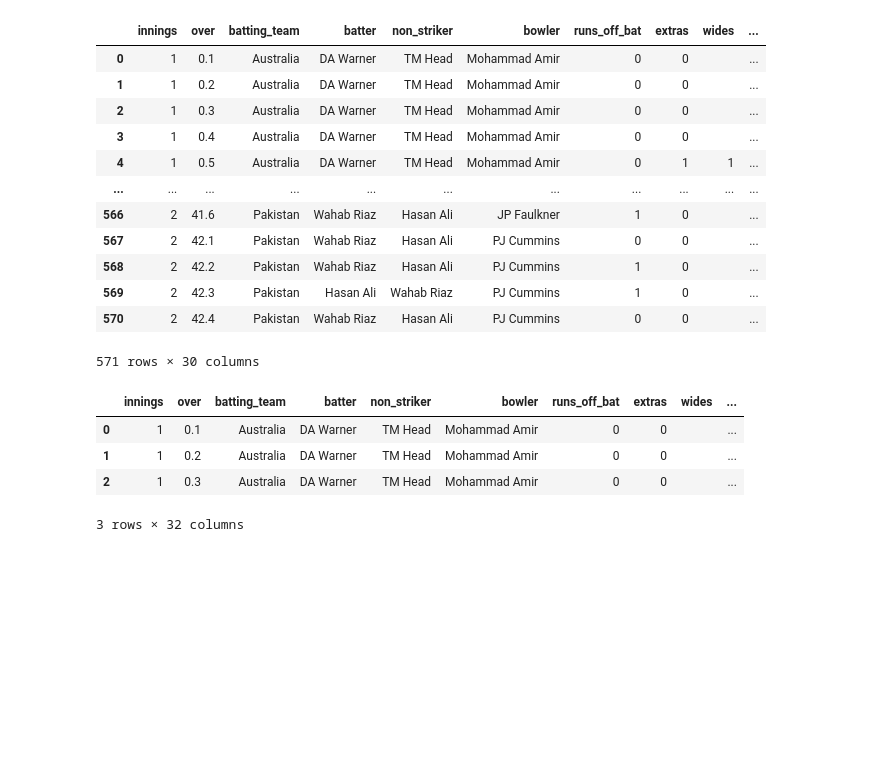
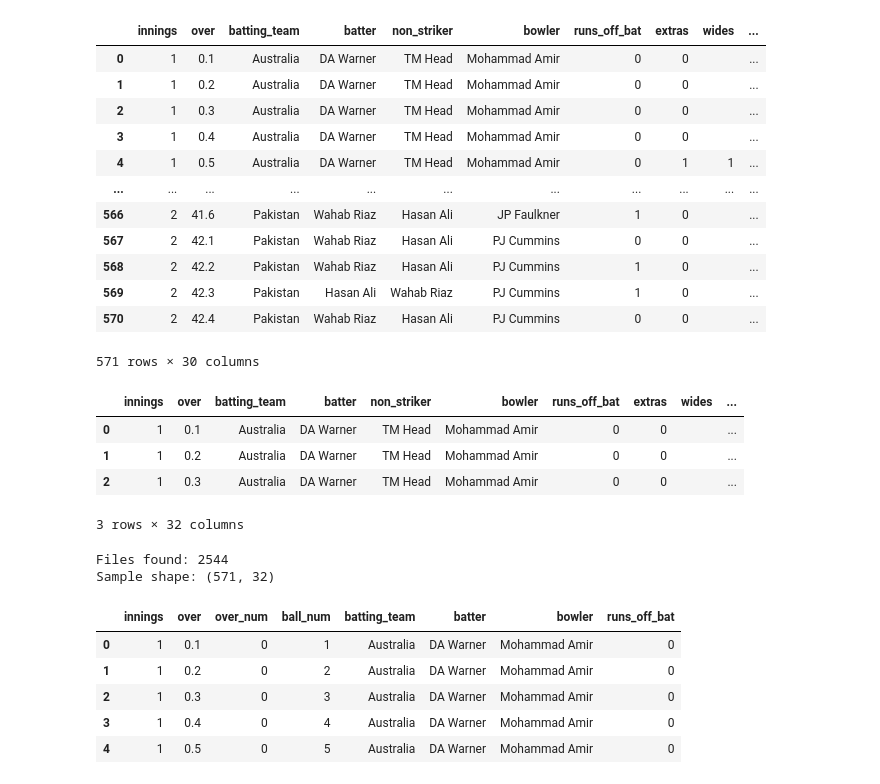
Before and after one commit to Durgeshkadiyapu/CricMetric-AI, a Jupyter notebook: notebooks/01_data_loading.ipynb, the cells around one changed output. Saved outputs shown, nothing was run; the diff lists cells and outputs as text; code cells hidden in the pictures; blank space fills up the shorter version.

Commit message:
complete data loading pipeline - 2544 ODI matches, 1.3M balls

```diff
--- a/notebooks/01_data_loading.ipynb
+++ b/notebooks/01_data_loading.ipynb
@@ -1,7 +0,0 @@
-# %%
-# Read raw text to see what the file actually looks like
-with open(files[0], 'r') as f:
-    for i, line in enumerate(f):
-        print(f"Line {i}: {line.strip()}")
-        if i > 10:
-            break
@@ -20,0 +1,9 @@ Line 11: info,match_type_number,3817
+# %%
+import pandas as pd
+import os
+import glob
+
+RAW_PATH = r"D:\CricMetric-AI\data\raw\odis"
+
+files = glob.glob(os.path.join(RAW_PATH, "*.csv"))
+print(f"Total match files found: {len(files)}")
@@ -253,3 +243,18 @@ sample_df.head(3)
 | 1 | 1 | 0.2 | Australia | DA Warner | TM Head | Mohammad Amir | 0 | 0 |  | ... |
 | 2 | 1 | 0.3 | Australia | DA Warner | TM Head | Mohammad Amir | 0 | 0 |  | ... |
 3 rows × 32 columns
+# %%
+print(f"Files found: {len(files)}")
+print(f"Sample shape: {sample_df.shape}")
+# %% [output]
+Files found: 2544
+Sample shape: (571, 32)
+# %%
+sample_df[['innings','over','over_num','ball_num','batting_team','batter','bowler','runs_off_bat']].head(5)
+# %% [output]
+|  | innings | over | over_num | ball_num | batting_team | batter | bowler | runs_off_bat |
+| 0 | 1 | 0.1 | 0 | 1 | Australia | DA Warner | Mohammad Amir | 0 |
+| 1 | 1 | 0.2 | 0 | 2 | Australia | DA Warner | Mohammad Amir | 0 |
+| 2 | 1 | 0.3 | 0 | 3 | Australia | DA Warner | Mohammad Amir | 0 |
+| 3 | 1 | 0.4 | 0 | 4 | Australia | DA Warner | Mohammad Amir | 0 |
+| 4 | 1 | 0.5 | 0 | 5 | Australia | DA Warner | Mohammad Amir | 0 |
```
Also changed, not shown: parts of 11 cells of this notebook.
